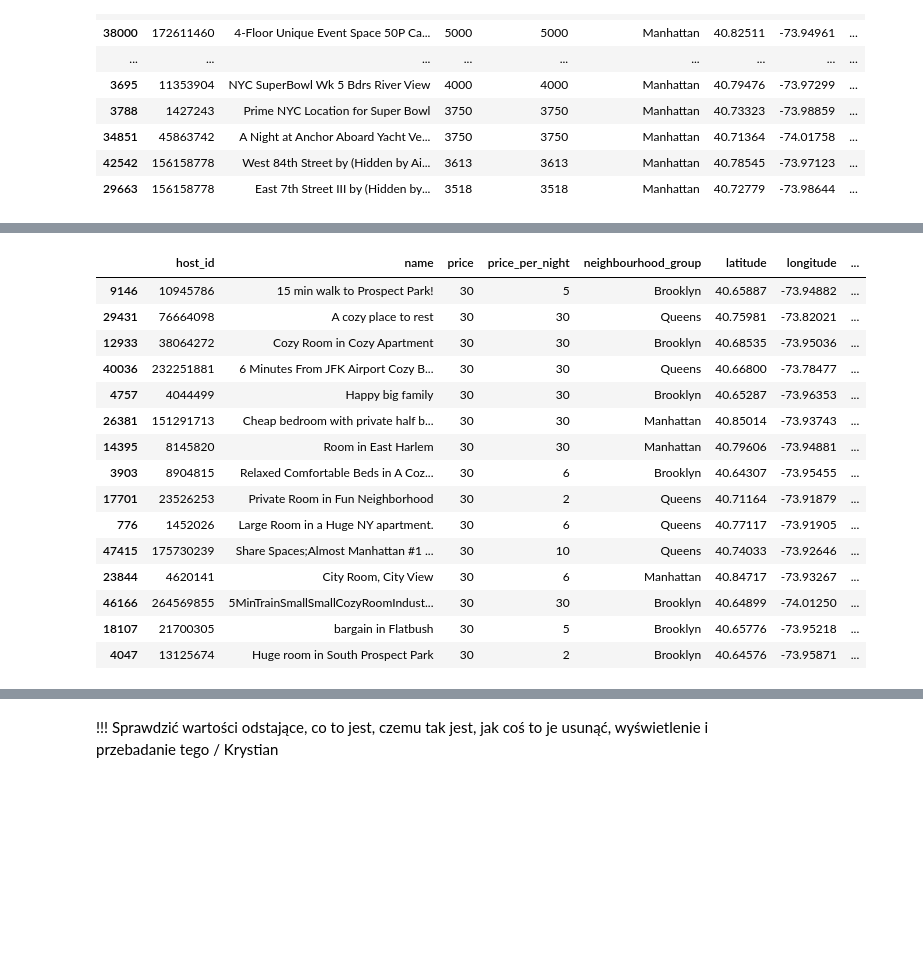
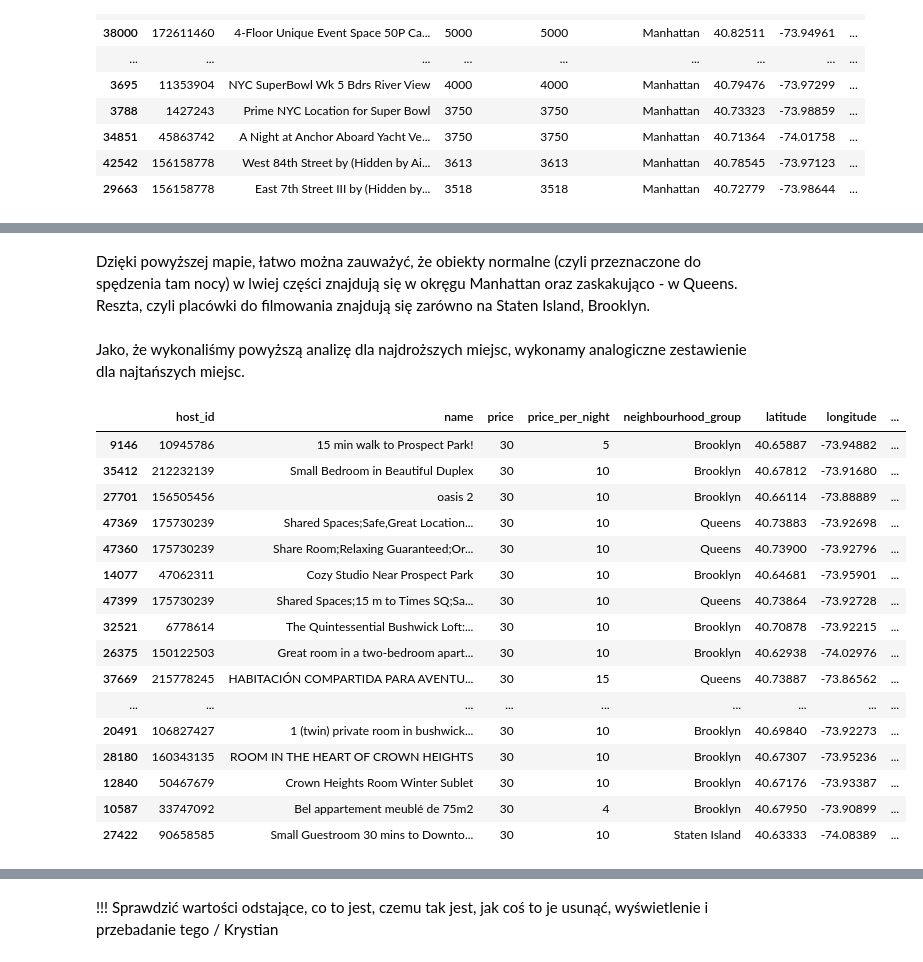
Before and after one commit to veern/Analiza-danych-airbnb, a Jupyter notebook: Analiza-Airbnb.ipynb, the cells around one changed output, grey strips where cells are left out. Saved outputs shown, nothing was run; the diff lists cells and outputs as text; code cells hidden in the pictures; blank space fills up the shorter version.

```diff
--- a/Analiza-Airbnb.ipynb
+++ b/Analiza-Airbnb.ipynb
@@ -834,23 +840,28 @@ add_Markers(expensive_map, expensive_apts)
 expensive_map
 # %% [output]
 [interactive output not drawn]
+# %% [markdown]
+Dzięki powyższej mapie, łatwo można zauważyć, że obiekty normalne (czyli przeznaczone do spędzenia tam nocy) w lwiej części znajdują się w okręgu Manhattan oraz zaskakująco - w Queens. Reszta, czyli placówki do filmowania znajdują się zarówno na Staten Island, Brooklyn.
+# %% [markdown]
+Jako, że wykonaliśmy powyższą analizę dla najdroższych miejsc, wykonamy analogiczne zestawienie dla najtańszych miejsc.
 # %%
 expensive_apts.sort_values("price", inplace=True)
-expensive_apts.head(15)
+expensive_apts.head(20)
 # %% [output]
 |  | host_id | name | price | price_per_night | neighbourhood_group | latitude | longitude | ... |
 | 9146 | 10945786 | 15 min walk to Prospect Park! | 30 | 5 | Brooklyn | 40.65887 | -73.94882 | ... |
-| 29431 | 76664098 | A cozy place to rest | 30 | 30 | Queens | 40.75981 | -73.82021 | ... |
-| 12933 | 38064272 | Cozy Room in Cozy Apartment | 30 | 30 | Brooklyn | 40.68535 | -73.95036 | ... |
-| 40036 | 232251881 | 6 Minutes From JFK Airport Cozy B... | 30 | 30 | Queens | 40.66800 | -73.78477 | ... |
-| 4757 | 4044499 | Happy big family | 30 | 30 | Brooklyn | 40.65287 | -73.96353 | ... |
-| 26381 | 151291713 | Cheap bedroom with private half b... | 30 | 30 | Manhattan | 40.85014 | -73.93743 | ... |
-| 14395 | 8145820 | Room in East Harlem | 30 | 30 | Manhattan | 40.79606 | -73.94881 | ... |
-| 3903 | 8904815 | Relaxed Comfortable Beds in A Coz... | 30 | 6 | Brooklyn | 40.64307 | -73.95455 | ... |
-| 17701 | 23526253 | Private Room in Fun Neighborhood | 30 | 2 | Queens | 40.71164 | -73.91879 | ... |
-| 776 | 1452026 | Large Room in a Huge NY apartment. | 30 | 6 | Queens | 40.77117 | -73.91905 | ... |
-| 47415 | 175730239 | Share Spaces;Almost Manhattan #1 ... | 30 | 10 | Queens | 40.74033 | -73.92646 | ... |
-| 23844 | 4620141 | City Room, City View | 30 | 6 | Manhattan | 40.84717 | -73.93267 | ... |
-| 46166 | 264569855 | 5MinTrainSmallSmallCozyRoomIndust... | 30 | 30 | Brooklyn | 40.64899 | -74.01250 | ... |
-| 18107 | 21700305 | bargain in Flatbush | 30 | 5 | Brooklyn | 40.65776 | -73.95218 | ... |
-| 4047 | 13125674 | Huge room in South Prospect Park | 30 | 2 | Brooklyn | 40.64576 | -73.95871 | ... |
+| 35412 | 212232139 | Small Bedroom in Beautiful Duplex | 30 | 10 | Brooklyn | 40.67812 | -73.91680 | ... |
+| 27701 | 156505456 | oasis 2 | 30 | 10 | Brooklyn | 40.66114 | -73.88889 | ... |
+| 47369 | 175730239 | Shared Spaces;Safe,Great Location... | 30 | 10 | Queens | 40.73883 | -73.92698 | ... |
+| 47360 | 175730239 | Share Room;Relaxing Guaranteed;Or... | 30 | 10 | Queens | 40.73900 | -73.92796 | ... |
+| 14077 | 47062311 | Cozy Studio Near Prospect Park | 30 | 10 | Brooklyn | 40.64681 | -73.95901 | ... |
+| 47399 | 175730239 | Shared Spaces;15 m to Times SQ;Sa... | 30 | 10 | Queens | 40.73864 | -73.92728 | ... |
+| 32521 | 6778614 | The Quintessential Bushwick Loft:... | 30 | 10 | Brooklyn | 40.70878 | -73.92215 | ... |
+| 26375 | 150122503 | Great room in a two-bedroom apart... | 30 | 10 | Brooklyn | 40.62938 | -74.02976 | ... |
+| 37669 | 215778245 | HABITACIÓN COMPARTIDA PARA AVENTU... | 30 | 15 | Queens | 40.73887 | -73.86562 | ... |
+| ... | ... | ... | ... | ... | ... | ... | ... | ... |
+| 20491 | 106827427 | 1 (twin) private room in bushwick... | 30 | 10 | Brooklyn | 40.69840 | -73.92273 | ... |
+| 28180 | 160343135 | ROOM IN THE HEART OF CROWN HEIGHTS | 30 | 10 | Brooklyn | 40.67307 | -73.95236 | ... |
+| 12840 | 50467679 | Crown Heights Room Winter Sublet | 30 | 10 | Brooklyn | 40.67176 | -73.93387 | ... |
+| 10587 | 33747092 | Bel appartement meublé de 75m2 | 30 | 4 | Brooklyn | 40.67950 | -73.90899 | ... |
+| 27422 | 90658585 | Small Guestroom 30 mins to Downto... | 30 | 10 | Staten Island | 40.63333 | -74.08389 | ... |
```
Also changed, not shown: parts of 29 cells of this notebook.
